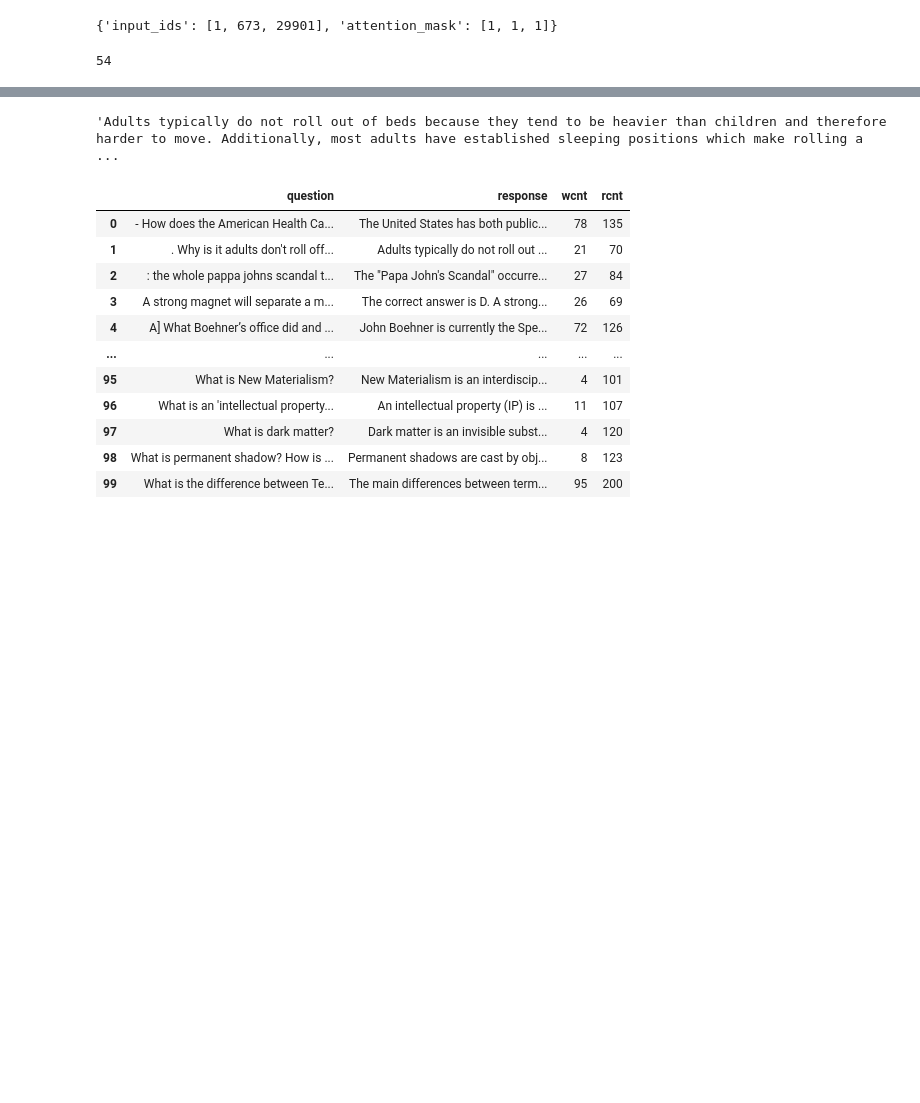
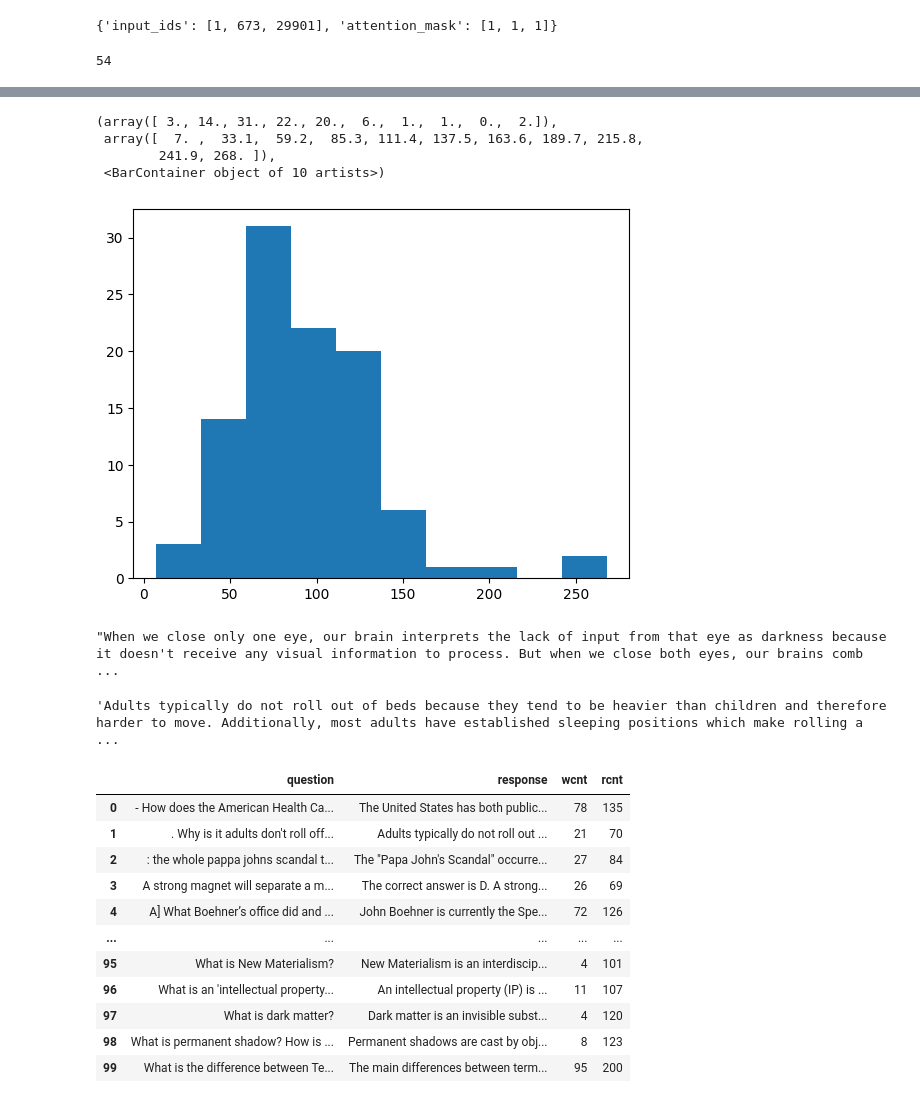
Before and after one commit to PrasannS/rlhf-length-biases, a Jupyter notebook: eval/eval_stack.ipynb, the cells around one changed output, grey strips where cells are left out. Saved outputs shown, nothing was run; the diff lists cells and outputs as text; code cells hidden in the pictures; blank space fills up the shorter version.

```diff
--- a/eval/eval_stack.ipynb
+++ b/eval/eval_stack.ipynb
@@ -28,5 +122,15 @@ dict_keys(['stacksft', 'stackda125', 'webgptdappov2125', 'wgptppoorig', 'wgptsft
 # %%
-tmpdf = adfs['wgptsft']
+plt.hist(adfs['davinciwebgpt'].rcnt)
+# %% [output]
+(array([ 3., 14., 31., 22., 20.,  6.,  1.,  1.,  0.,  2.]),
+ array([  7. ,  33.1,  59.2,  85.3, 111.4, 137.5, 163.6, 189.7, 215.8,
+        241.9, 268. ]),
+ <BarContainer object of 10 artists>)
+[figure, added]
+# %%
+tmpdf['response'].loc[25]
+# %% [output]
+"When we close only one eye, our brain interprets the lack of input from that eye as darkness because it doesn't receive any visual information to process. But when we close both eyes, our brains comb ...
 # %%
 adfs['webgptdappov2125']['response'][1]
 # %% [output]
```
Also changed, not shown: parts of 22 cells of this notebook, 6 other files.
